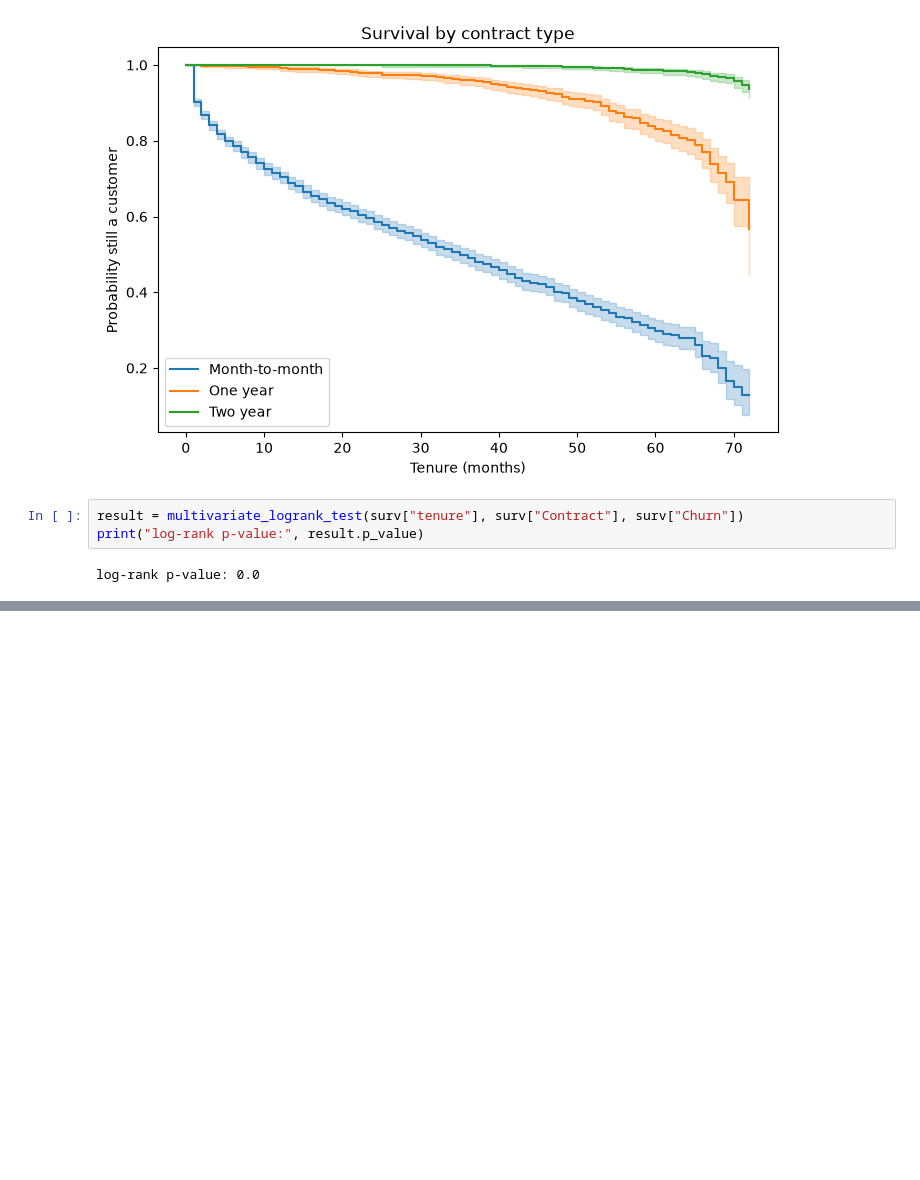
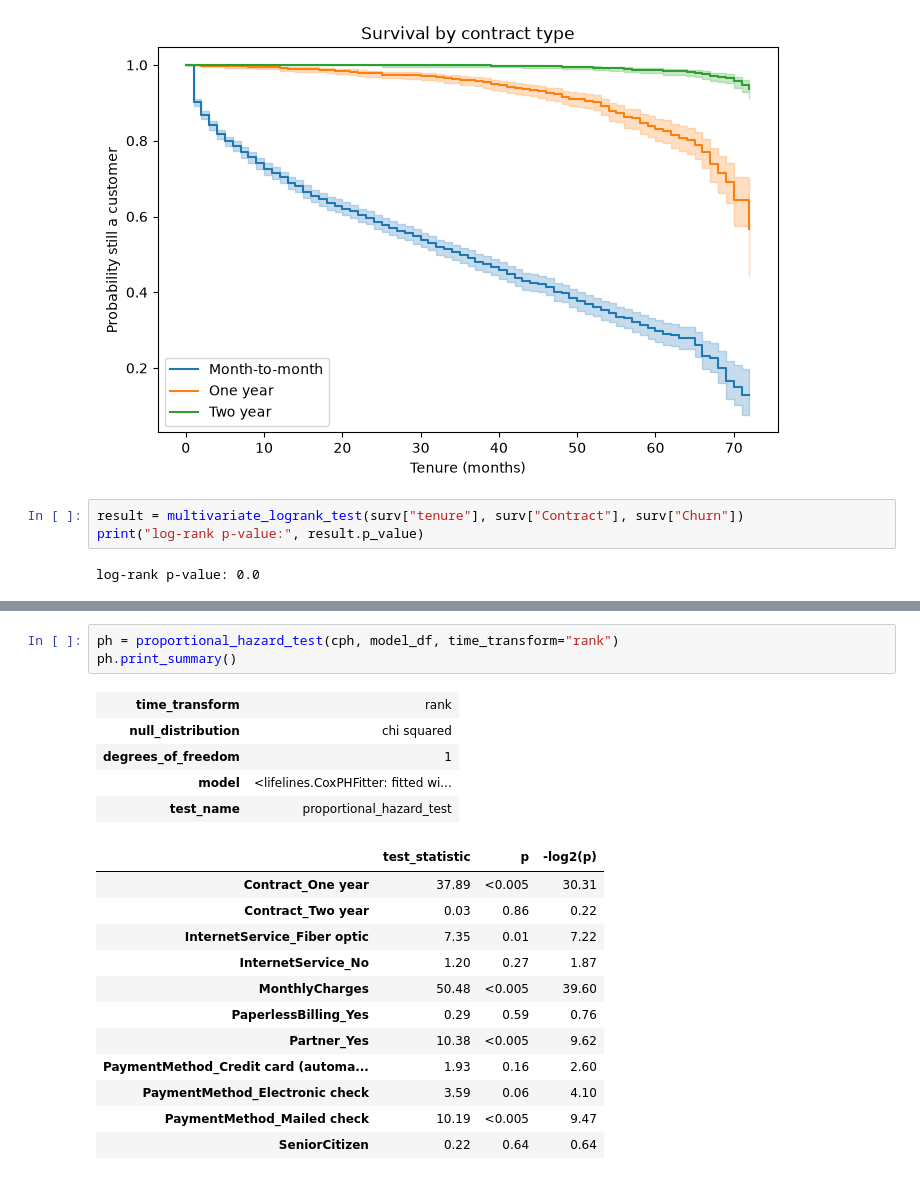
Before and after one commit to gauriverse/ChurnLens, a Jupyter notebook: notebooks/04_survival_analysis.ipynb, the cells around one changed output, grey strips where cells are left out. Saved outputs shown, nothing was run; the diff lists cells and outputs as text; blank space fills up the shorter version.

```diff
--- a/notebooks/04_survival_analysis.ipynb
+++ b/notebooks/04_survival_analysis.ipynb
@@ -54,0 +112,21 @@ log-rank p-value: 0.0
+# %%
+ph = proportional_hazard_test(cph, model_df, time_transform="rank")
+ph.print_summary()
+# %% [output]
+| time_transform | rank |
+| null_distribution | chi squared |
+| degrees_of_freedom | 1 |
+| model | <lifelines.CoxPHFitter: fitted wi... |
+| test_name | proportional_hazard_test |
+|  | test_statistic | p | -log2(p) |
+| Contract_One year | 37.89 | <0.005 | 30.31 |
+| Contract_Two year | 0.03 | 0.86 | 0.22 |
+| InternetService_Fiber optic | 7.35 | 0.01 | 7.22 |
+| InternetService_No | 1.20 | 0.27 | 1.87 |
+| MonthlyCharges | 50.48 | <0.005 | 39.60 |
+| PaperlessBilling_Yes | 0.29 | 0.59 | 0.76 |
+| Partner_Yes | 10.38 | <0.005 | 9.62 |
+| PaymentMethod_Credit card (automa... | 1.93 | 0.16 | 2.60 |
+| PaymentMethod_Electronic check | 3.59 | 0.06 | 4.10 |
+| PaymentMethod_Mailed check | 10.19 | <0.005 | 9.47 |
+| SeniorCitizen | 0.22 | 0.64 | 0.64 |
```
Also changed, not shown: parts of 3 cells of this notebook.
